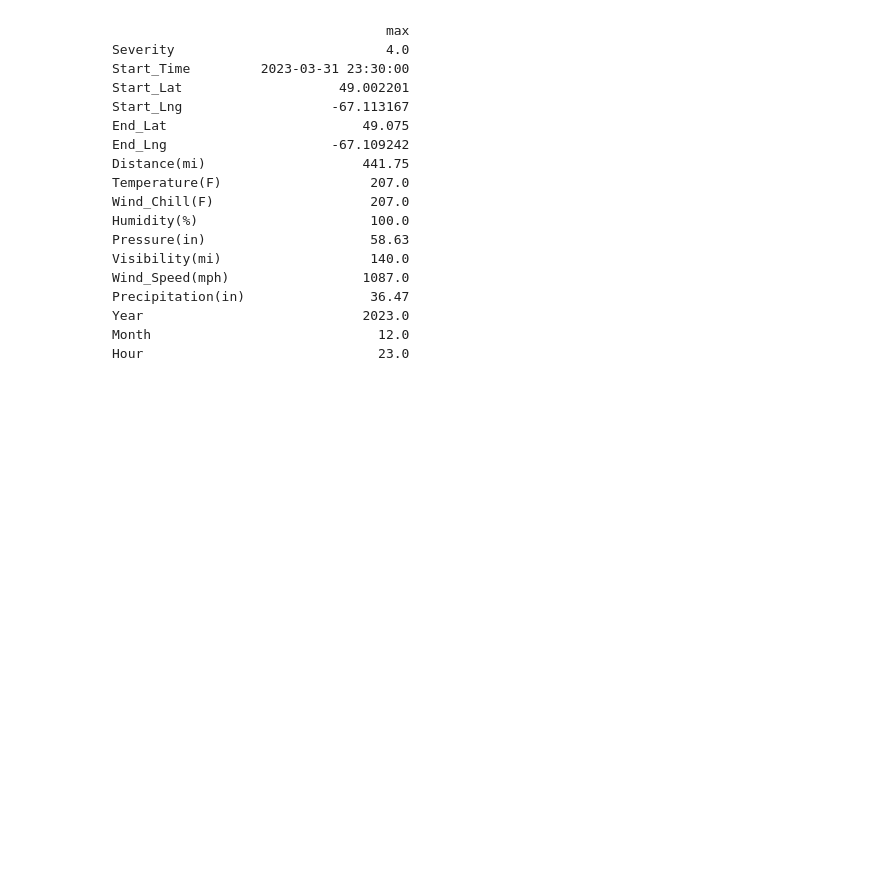
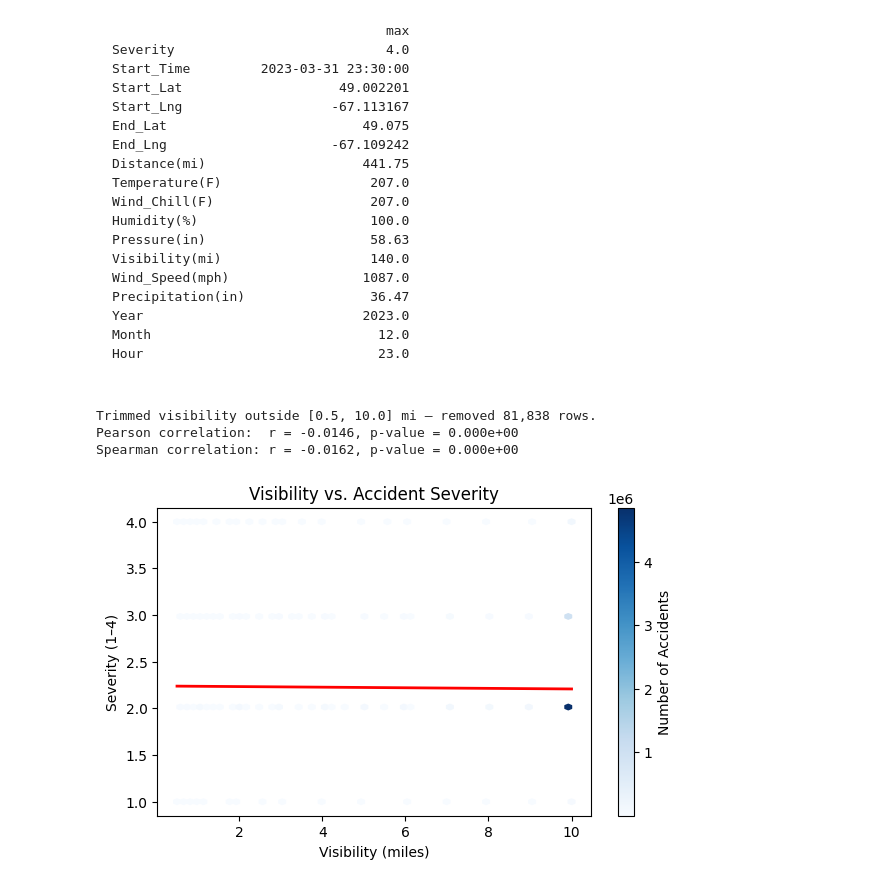
Before and after one commit to yash0917/CMSC320-Final-Project, a Jupyter notebook: finalproject.ipynb, the cells around one changed output. Saved outputs shown, nothing was run; the diff lists cells and outputs as text; code cells hidden in the pictures; blank space fills up the shorter version.

Commit message:
wrote code cell for correlation analysis test

```diff
--- a/finalproject.ipynb
+++ b/finalproject.ipynb
@@ -5,6 +5,7 @@ import matplotlib.pyplot as plt
 from scipy import stats
 pd.set_option('display.float_format', '{:.2f}'.format)
 
+df = pd.DataFrame()
 try:
     import kagglehub
     from kagglehub import KaggleDatasetAdapter
@@ -22,8 +23,6 @@ try:
     print("Dataset loaded from Kaggle.")
 except Exception as e:
     print(e)
-
-
 
 print("========== DATA OVERVIEW ==========")
 print("Shape:", df.shape)
@@ -436,3 +426,41 @@ Precipitation(in)                36.47
 Year                            2023.0
 Month                             12.0
 Hour                              23.0
+# %%
+# Correlation analysis between visibility and accident severity
+
+from scipy.stats import pearsonr, spearmanr
+import matplotlib.pyplot as plt
+corr_df = df[['Visibility(mi)', 'Severity']].dropna().copy()
+corr_df['Severity'] = pd.to_numeric(corr_df['Severity'], errors='coerce')
+corr_df = corr_df.dropna()
+
+lo, hi = corr_df['Visibility(mi)'].quantile([0.01, 0.99])
+trim = corr_df[(corr_df['Visibility(mi)'] >= lo) & (corr_df['Visibility(mi)'] <= hi)]
+removed = len(corr_df) - len(trim)
+print(f"Trimmed visibility outside [{lo:.1f}, {hi:.1f}] mi — removed {removed:,} rows.")
+
+pearson_r, pearson_p = pearsonr(trim['Visibility(mi)'], trim['Severity'])
+spearman_r, spearman_p = spearmanr(trim['Visibility(mi)'], trim['Severity'])
+
+print(f"Pearson correlation:  r = {pearson_r:.4f}, p-value = {pearson_p:.3e}")
+print(f"Spearman correlation: r = {spearman_r:.4f}, p-value = {spearman_p:.3e}")
+
+plt.figure(figsize=(7,4))
+hb = plt.hexbin(trim['Visibility(mi)'], trim['Severity'], gridsize=60, cmap='Blues', mincnt=1)
+plt.colorbar(label='Number of Accidents')
+plt.xlabel('Visibility (miles)')
+plt.ylabel('Severity (1–4)')
+plt.title('Visibility vs. Accident Severity')
+
+x = trim['Visibility(mi)'].to_numpy()
+y = trim['Severity'].to_numpy()
+b1, b0 = np.polyfit(x, y, 1)
+xline = np.linspace(x.min(), x.max(), 100)
+plt.plot(xline, b1 * xline + b0, color='red', linewidth=2)
+plt.show()
+# %% [output]
+Trimmed visibility outside [0.5, 10.0] mi — removed 81,838 rows.
+Pearson correlation:  r = -0.0146, p-value = 0.000e+00
+Spearman correlation: r = -0.0162, p-value = 0.000e+00
+[figure, added]
```
Also changed, not shown: parts of 2 cells of this notebook.
